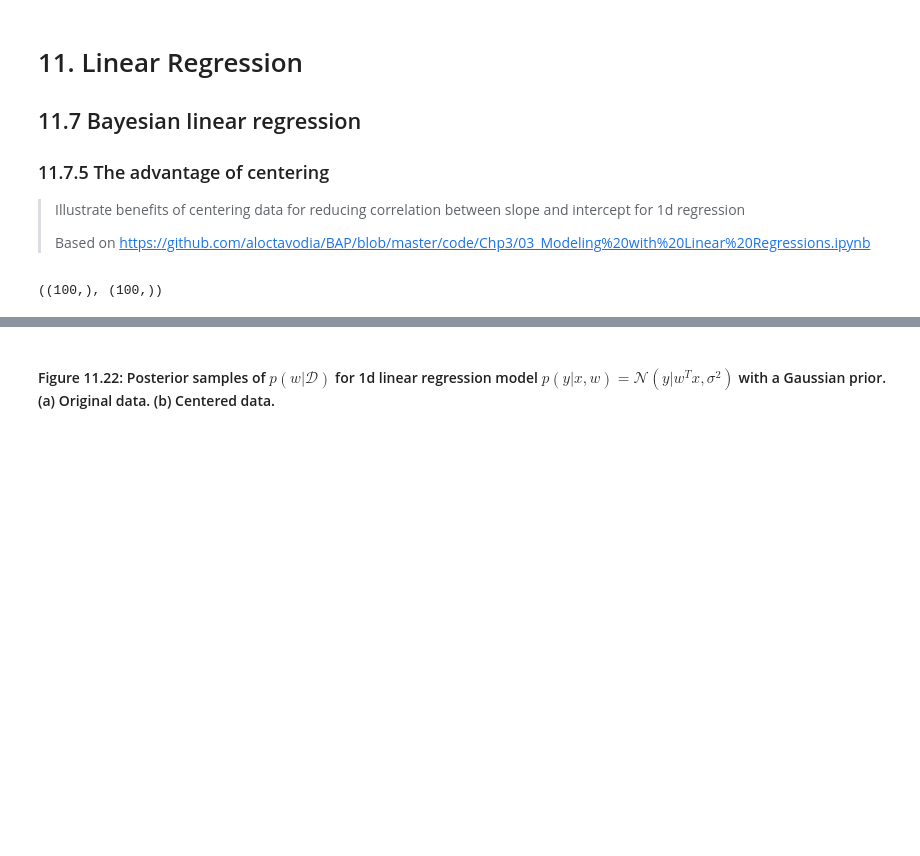
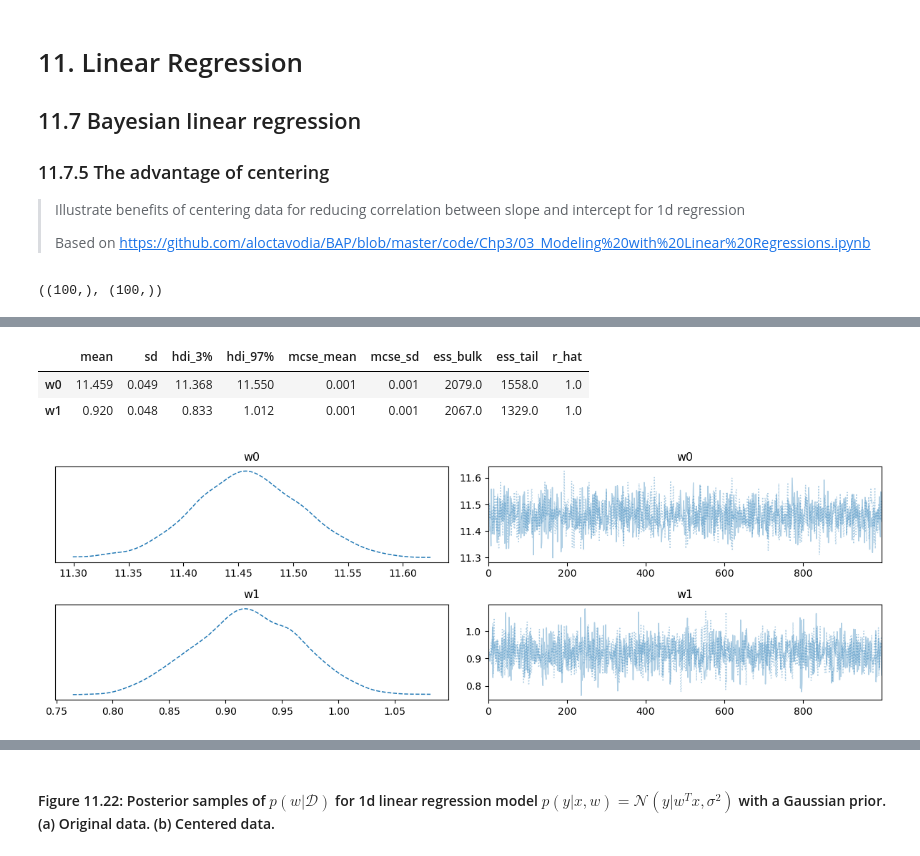
Before and after one commit to chofchof/probml, a Jupyter notebook: notebooks/book1/11/linreg_2d_bayes_centering_pymc.ipynb, the cells around one changed output, grey strips where cells are left out. Cells and saved outputs as stored; diff of their text form; code cells hidden in the pictures; blank space fills up the shorter version.

```diff
--- a/notebooks/book1/11/linreg_2d_bayes_centering_pymc.ipynb
+++ b/notebooks/book1/11/linreg_2d_bayes_centering_pymc.ipynb
@@ -79,0 +80,13 @@ pm.plot_trace(
+# %%
+pm.summary(trace_centered, var_names=['w0', 'w1'])
+# %% [output]
+|  | mean | sd | hdi_3% | hdi_97% | mcse_mean | mcse_sd | ess_bulk | ess_tail | r_hat |
+| w0 | 11.459 | 0.049 | 11.368 | 11.550 | 0.001 | 0.001 | 2079.0 | 1558.0 | 1.0 |
+| w1 | 0.920 | 0.048 | 0.833 | 1.012 | 0.001 | 0.001 | 2067.0 | 1329.0 | 1.0 |
+# %%
+pm.plot_trace(
+    trace_centered, var_names=['w0', 'w1'], combined=True,
+    backend_kwargs={'tight_layout': True}
+);
+# %% [output]
+[figure, added]
```
Also changed, not shown: parts of 6 cells of this notebook, 6 other files.
